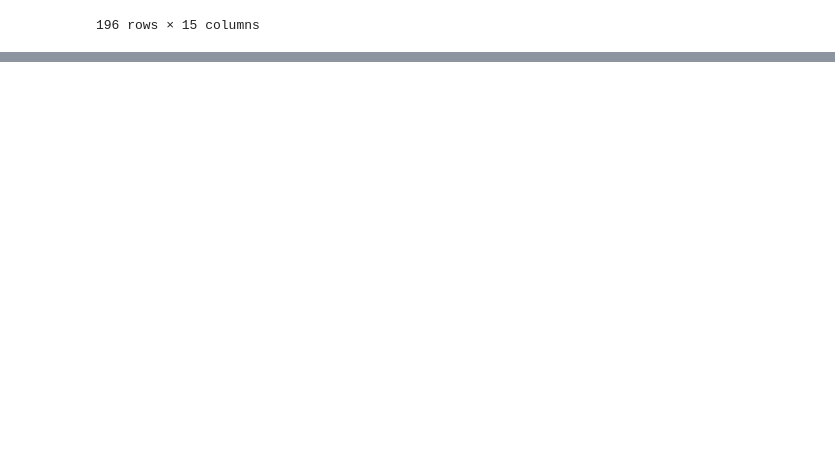
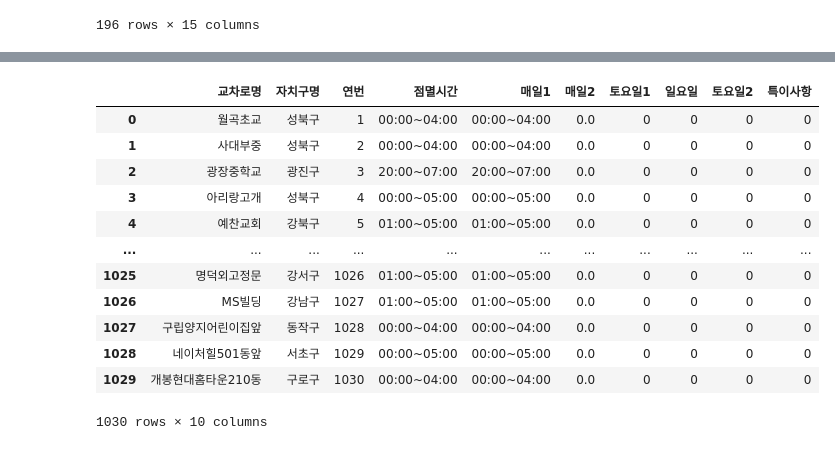
Before and after one commit to ds-kyuree/Pds_Capstone1_Practice_13, a Jupyter notebook: preprocessing/kr_processing.ipynb, the cells around one changed output, grey strips where cells are left out. Saved outputs shown, nothing was run; the diff lists cells and outputs as text; code cells hidden in the pictures; blank space fills up the shorter version.

Commit message:
[23.12.06] 점멸신호 운영 현황 데이터 경찰서,점멸시간 전처리

```diff
--- a/preprocessing/kr_processing.ipynb
+++ b/preprocessing/kr_processing.ipynb
@@ -268,0 +492,5 @@ res_accident
+# %%
+#3번 전처리
+#과정 복잡한 거 고려해서 새롭게 데이터 프레임 생성
+time_sign_t = time_sign[['연번','점멸시간']]
+time_sign_t['점멸시간'].unique()
@@ -268,0 +610,13 @@ res_accident
+# %%
+#평일 ~ 주말엔 항시 점멸 경우
+for i in range(len(time_sign_t)):
+    if '주말' in time_sign_t.loc[i,'점멸시간'] and '점멸' in time_sign_t.loc[i,'점멸시간']:
+        if time_sign_t.loc[i,'점멸시간'][0]!=':' :
+            time_sign_t.loc[i,'매일1'] = time_sign_t.loc[i,'점멸시간'][:11]
+            time_sign_t.loc[i,'토요일1'] = '00:00~24:00'
+            time_sign_t.loc[i,'일요일'] = '00:00~24:00'
+        else:
+            time_sign_t.loc[i,'매일1'] = time_sign_t.loc[i,'점멸시간'][1:12]
+            time_sign_t.loc[i,'토요일1'] = '00:00~24:00'
+            time_sign_t.loc[i,'일요일'] = '00:00~24:00'
+time_sign_t['매일1'].unique()
@@ -268,0 +641,15 @@ res_accident
+# %%
+#'00:00~05:00\n토,일점멸'
+#':21:00~08:00\n그외점멸'
+for i in range(len(time_sign_t)):
+    if time_sign_t.loc[i,'점멸시간']=='00:00~05:00\n토,일점멸' :
+        time_sign_t.loc[i,'매일1'] = time_sign_t.loc[i,'점멸시간'][:11]
+        time_sign_t.loc[i,'토요일1'] = '00:00~24:00'
+        time_sign_t.loc[i,'일요일'] = '00:00~24:00'
+    elif time_sign_t.loc[i,'점멸시간']==':21:00~08:00\n그외점멸' :
+        time_sign_t.loc[i,'매일1'] = time_sign_t.loc[i,'점멸시간'][1:12]
+        time_sign_t.loc[i,'토요일1'] = '00:00~24:00'
+        time_sign_t.loc[i,'일요일'] = '00:00~24:00'
+    else:
+        pass
+time_sign_t['매일1'].unique()
@@ -268,0 +708,9 @@ res_accident
+# %%
+#최종적으로 널값에 0부여
+time_sign_t = time_sign_t.fillna(0)
+print(time_sign_t['매일1'].unique())
+print(time_sign_t['매일2'].unique())
+print(time_sign_t['토요일1'].unique())
+print(time_sign_t['토요일2'].unique())
+print(time_sign_t['일요일'].unique())
+print(time_sign_t['특이사항'].unique())
@@ -268,0 +729,17 @@ res_accident
+# %%
+res_time_sign = pd.concat([time_sign[['교차로명','자치구명']],time_sign_t],axis=1)
+res_time_sign
+# %% [output]
+|  | 교차로명 | 자치구명 | 연번 | 점멸시간 | 매일1 | 매일2 | 토요일1 | 일요일 | 토요일2 | 특이사항 |
+| 0 | 월곡초교 | 성북구 | 1 | 00:00~04:00 | 00:00~04:00 | 0.0 | 0 | 0 | 0 | 0 |
+| 1 | 사대부중 | 성북구 | 2 | 00:00~04:00 | 00:00~04:00 | 0.0 | 0 | 0 | 0 | 0 |
+| 2 | 광장중학교 | 광진구 | 3 | 20:00~07:00 | 20:00~07:00 | 0.0 | 0 | 0 | 0 | 0 |
+| 3 | 아리랑고개 | 성북구 | 4 | 00:00~05:00 | 00:00~05:00 | 0.0 | 0 | 0 | 0 | 0 |
+| 4 | 예찬교회 | 강북구 | 5 | 01:00~05:00 | 01:00~05:00 | 0.0 | 0 | 0 | 0 | 0 |
+| ... | ... | ... | ... | ... | ... | ... | ... | ... | ... | ... |
+| 1025 | 명덕외고정문 | 강서구 | 1026 | 01:00~05:00 | 01:00~05:00 | 0.0 | 0 | 0 | 0 | 0 |
+| 1026 | MS빌딩 | 강남구 | 1027 | 01:00~05:00 | 01:00~05:00 | 0.0 | 0 | 0 | 0 | 0 |
+| 1027 | 구립양지어린이집앞 | 동작구 | 1028 | 00:00~04:00 | 00:00~04:00 | 0.0 | 0 | 0 | 0 | 0 |
+| 1028 | 네이처힐501동앞 | 서초구 | 1029 | 00:00~05:00 | 00:00~05:00 | 0.0 | 0 | 0 | 0 | 0 |
+| 1029 | 개봉현대홈타운210동 | 구로구 | 1030 | 00:00~04:00 | 00:00~04:00 | 0.0 | 0 | 0 | 0 | 0 |
+1030 rows × 10 columns
```
Also changed, not shown: parts of 35 cells of this notebook.
